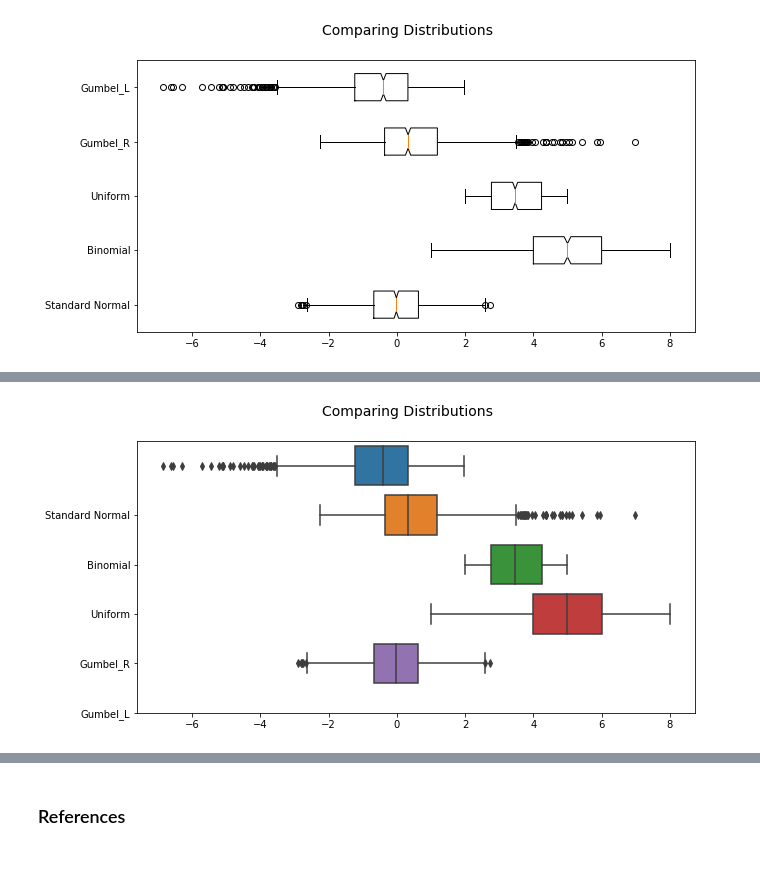
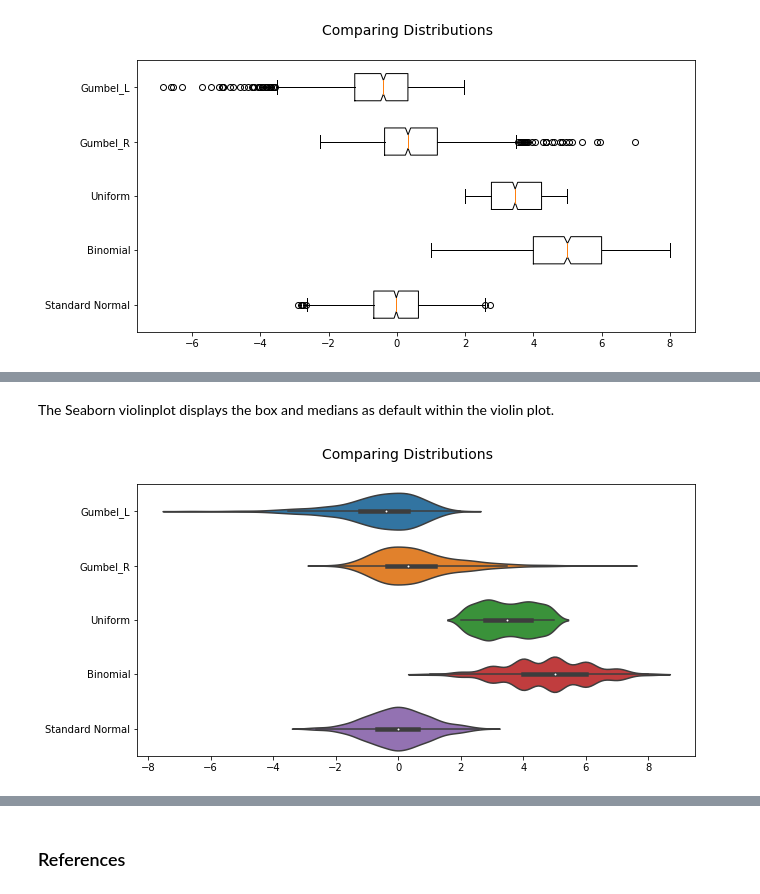
Before and after one commit to MarionMcG/fundamentals_data_analysis, a Jupyter notebook: boxplots.ipynb, the cells around one changed output, grey strips where cells are left out. Drawn from its saved outputs; the diff is of its cells as text; code cells hidden in the pictures; blank space fills up the shorter version.

```diff
--- a/boxplots.ipynb
+++ b/boxplots.ipynb
@@ -306,17 +298,15 @@ new_data
+# %% [markdown]
+The Seaborn violinplot displays the box and medians as default within the violin plot.
 # %%
-new_data=pd.DataFrame(new_data)
-
 fig = plt.figure(figsize = (10,5))
 fig.suptitle('Comparing Distributions', fontsize=14)
 
-sns.boxplot(data=[new_data.loc[4],
+sns.violinplot(data=[new_data.loc[4],
                   new_data.loc[3],
                   new_data.loc[2],
                   new_data.loc[1],
                   new_data.loc[0]], orient='h');
 
-
-plt.yticks([1, 2, 3, 4, 5], ['Standard Normal', 'Binomial', 'Uniform', 'Gumbel_R', 'Gumbel_L']);
-#https://python-graph-gallery.com/30-basic-boxplot-with-seaborn/
+plt.yticks([4, 3, 2, 1, 0], ['Standard Normal', 'Binomial', 'Uniform', 'Gumbel_R', 'Gumbel_L']);
 # %% [output]
-[figure, old version]
+[figure, new version]
```
Also changed, not shown: parts of 3 cells of this notebook.
